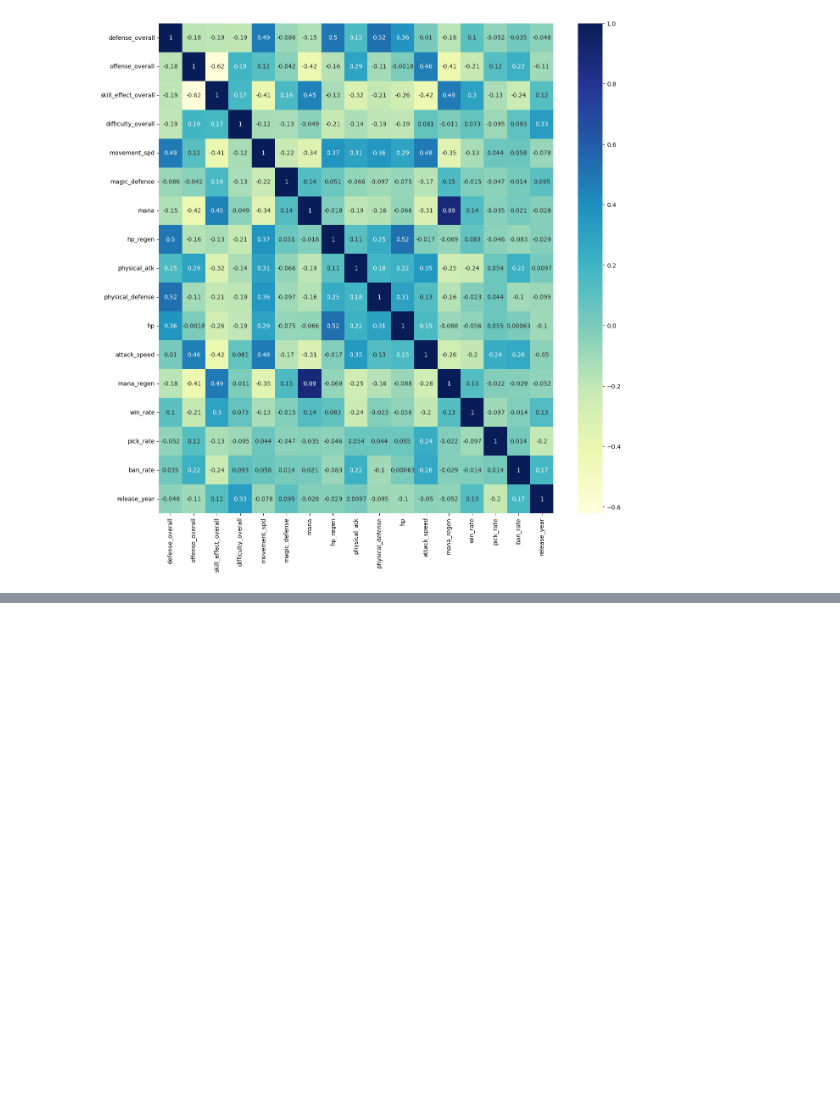
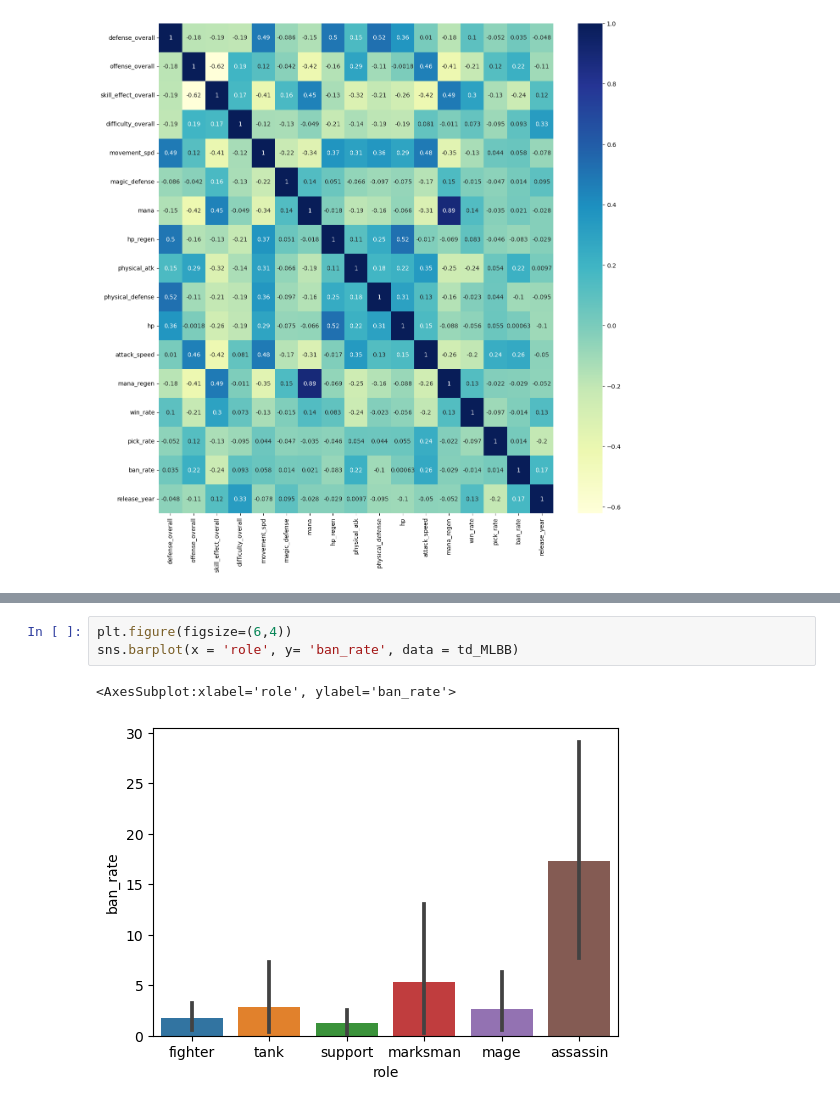
Before and after one commit to AlanFirdaus13/Segmentation-win-rate-mlbb, a Jupyter notebook: Algoritma/Mobile Legends Tactics.ipynb, the cells around one changed output, grey strips where cells are left out. Cells and saved outputs as stored; diff of their text form; blank space fills up the shorter version.

```diff
--- a/Algoritma/Mobile Legends Tactics.ipynb
+++ b/Algoritma/Mobile Legends Tactics.ipynb
@@ -143,0 +177,6 @@ data.T
+# %%
+plt.figure(figsize=(6,4))
+sns.barplot(x = 'role', y= 'ban_rate', data = td_MLBB)
+# %% [output]
+<AxesSubplot:xlabel='role', ylabel='ban_rate'>
+[figure, added]
```
Also changed, not shown: parts of 21 cells of this notebook.
